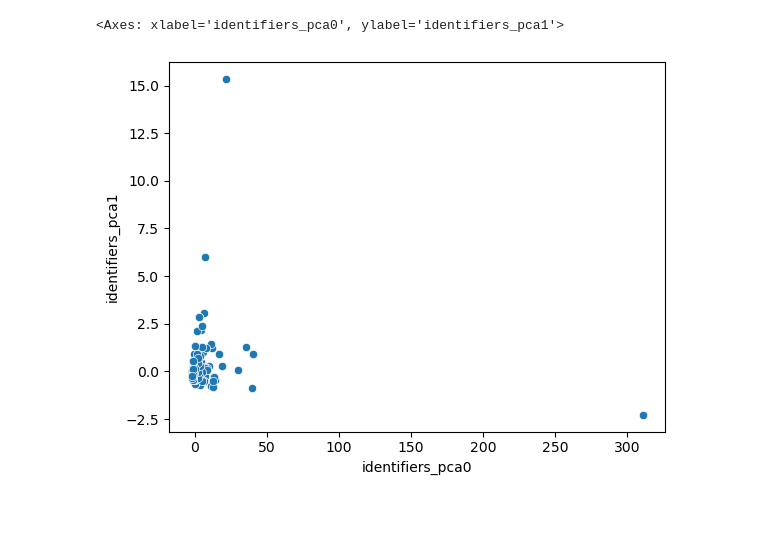
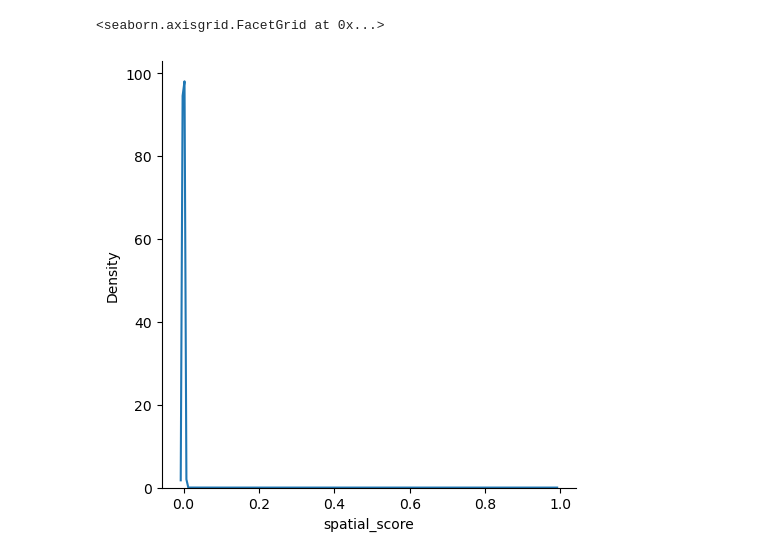
Before and after one commit to etiennegodin/CScorer, a Jupyter notebook: notebooks/eda/db_viz.ipynb, the cells around one changed output. Cells and saved outputs as stored; diff of their text form; code cells hidden in the pictures; blank space fills up the shorter version.

```diff
--- a/notebooks/eda/db_viz.ipynb
+++ b/notebooks/eda/db_viz.ipynb
@@ -57,5 +55,5 @@ df.describe()
 # %%
-sns.scatterplot(df, x= df.iloc[:,1],y=df.iloc[:,2])
+sns.displot(df, x= 'spatial_score', kind='kde')
 # %% [output]
-<Axes: xlabel='identifiers_pca0', ylabel='identifiers_pca1'>
+<seaborn.axisgrid.FacetGrid at 0x...>
-[figure, old version]
+[figure, new version]
```
Also changed, not shown: parts of 4 cells of this notebook, 4 other files.
